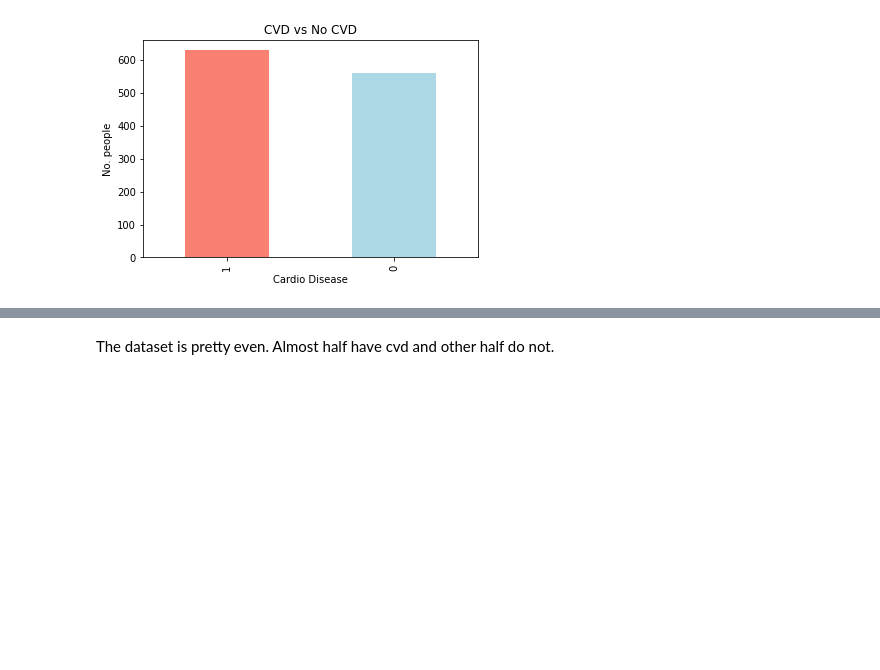
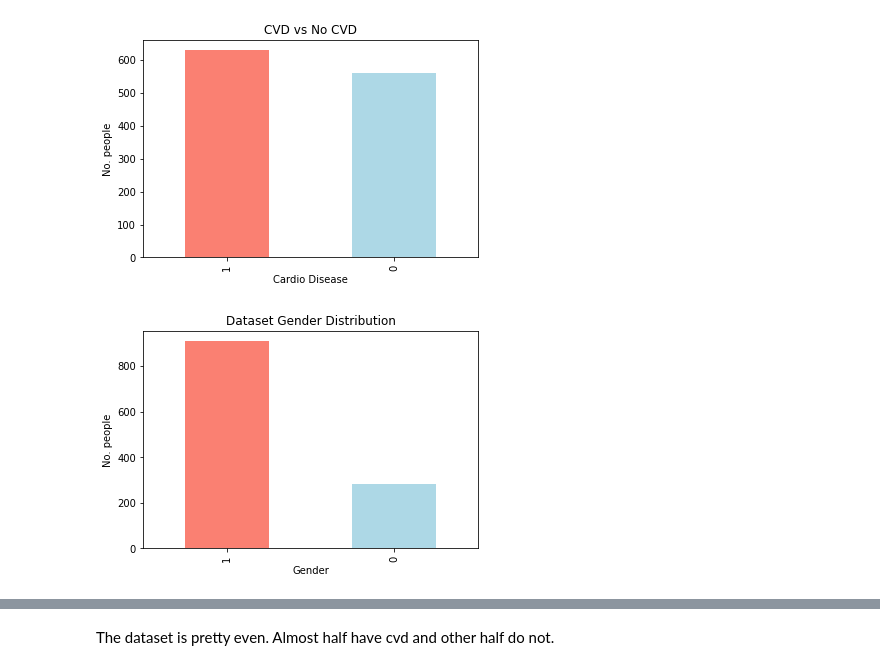
Before and after one commit to rafkol98/CVD-model, a Jupyter notebook: CVD.ipynb, the cells around one changed output, grey strips where cells are left out. Cells and saved outputs as stored; diff of their text form; code cells hidden in the pictures; blank space fills up the shorter version.

```diff
--- a/CVD.ipynb
+++ b/CVD.ipynb
@@ -153,3 +144,8 @@ We have inbalanced data in terms of sex. 909 men vs 281 female.
 df["target"].value_counts().plot(xlabel="Cardio Disease", ylabel="No. people",kind="bar",color=["salmon","lightblue"],title="CVD vs No CVD");
 # %% [output]
 [figure]
+# %%
+# Plot the gender distribution of the dataset
+df["sex"].value_counts().plot(xlabel="Gender", ylabel="No. people",kind="bar",color=["salmon","lightblue"],title="Dataset Gender Distribution");
+# %% [output]
+[figure, added]
```
Also changed, not shown: parts of 95 cells of this notebook.
